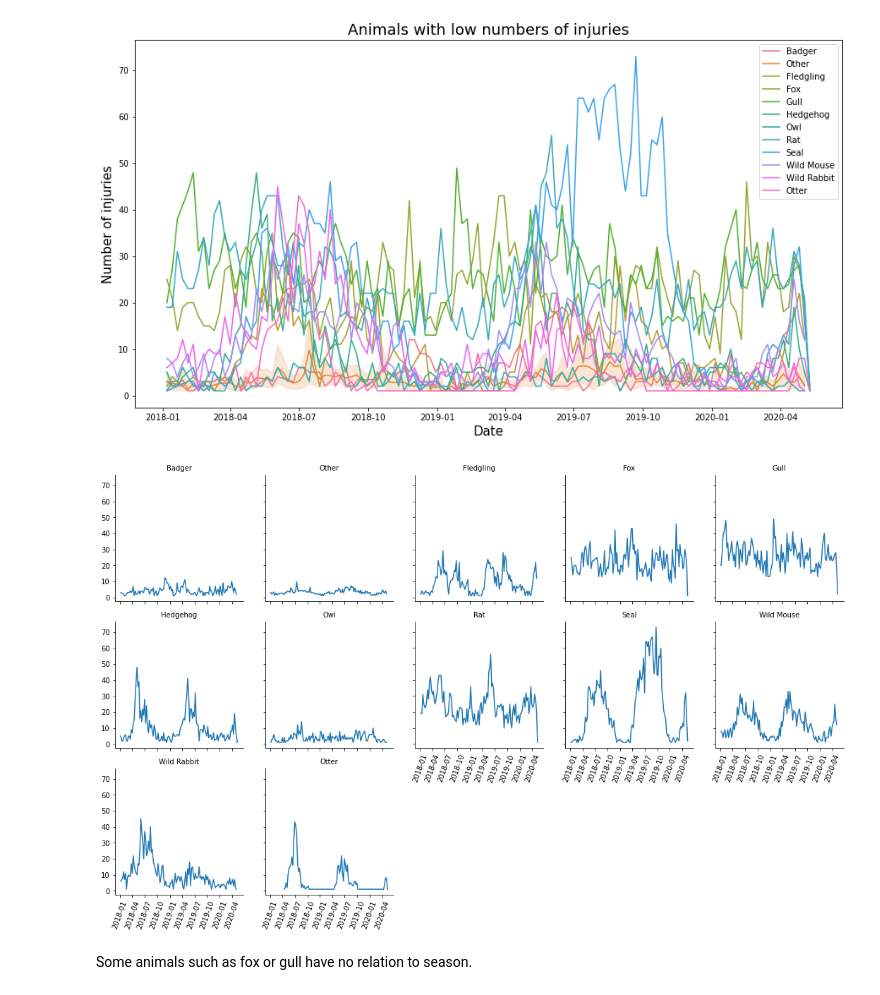
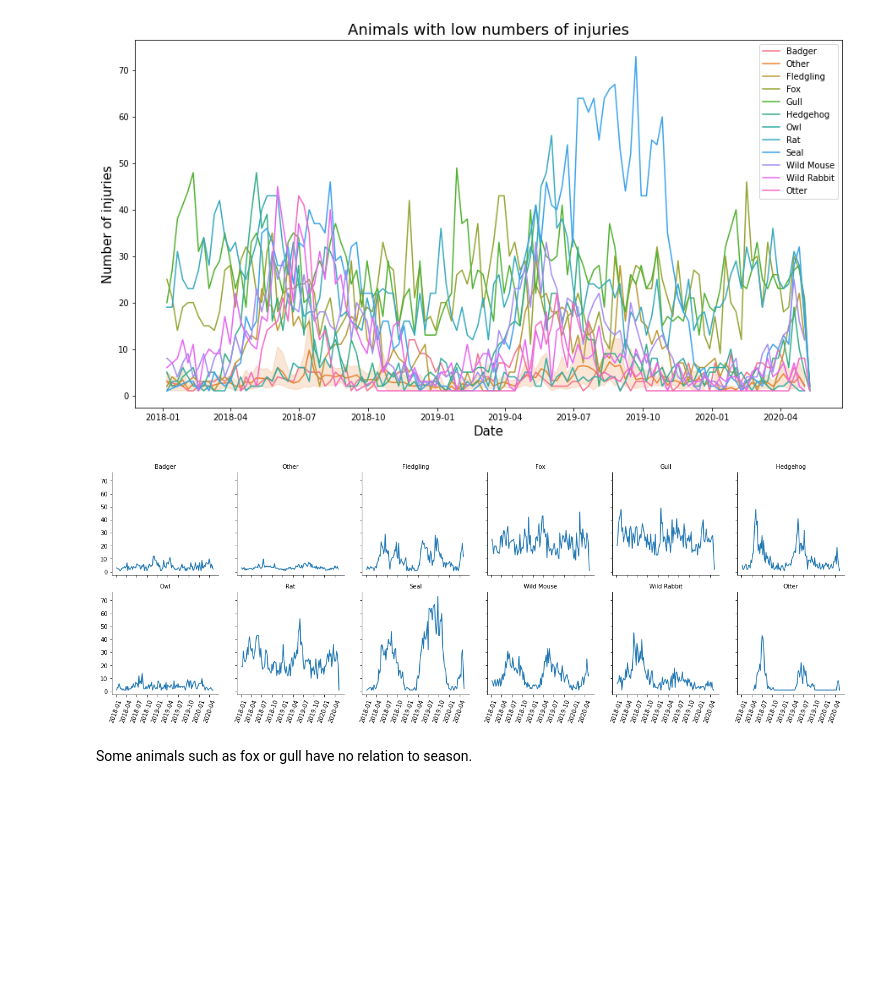
Before and after one commit to vpetrova13/final_project_VM, a Jupyter notebook: analysis_and_documentation/wildlife_synthetic_analysis.ipynb, the cells around one changed output. Cells and saved outputs as stored; diff of their text form; code cells hidden in the pictures; blank space fills up the shorter version.

```diff
--- a/analysis_and_documentation/wildlife_synthetic_analysis.ipynb
+++ b/analysis_and_documentation/wildlife_synthetic_analysis.ipynb
@@ -470,12 +470,12 @@ plt.title("Animals with low numbers of injuries", size=18);
 # %% [output]
 [figure]
 # %%
-w_type=sns.FacetGrid(weekly_low, col='animal_type', col_wrap=5)
+w_type=sns.FacetGrid(weekly_low, col='animal_type', col_wrap=6)
 w_type.map_dataframe(sns.lineplot, x='CALL_SAVED_TIME', y='reason_for_call',ci = False)
 w_type.set_titles('{col_name}')
 [plt.setp(ax.get_xticklabels(), rotation=70) for ax in w_type.axes.flat];
 # %% [output]
-[figure, old version]
+[figure, new version]
 # %% [markdown]
 Some animals such as fox or gull have no relation to season.
 # %% [markdown]
```
Also changed, not shown: 2 other files.
